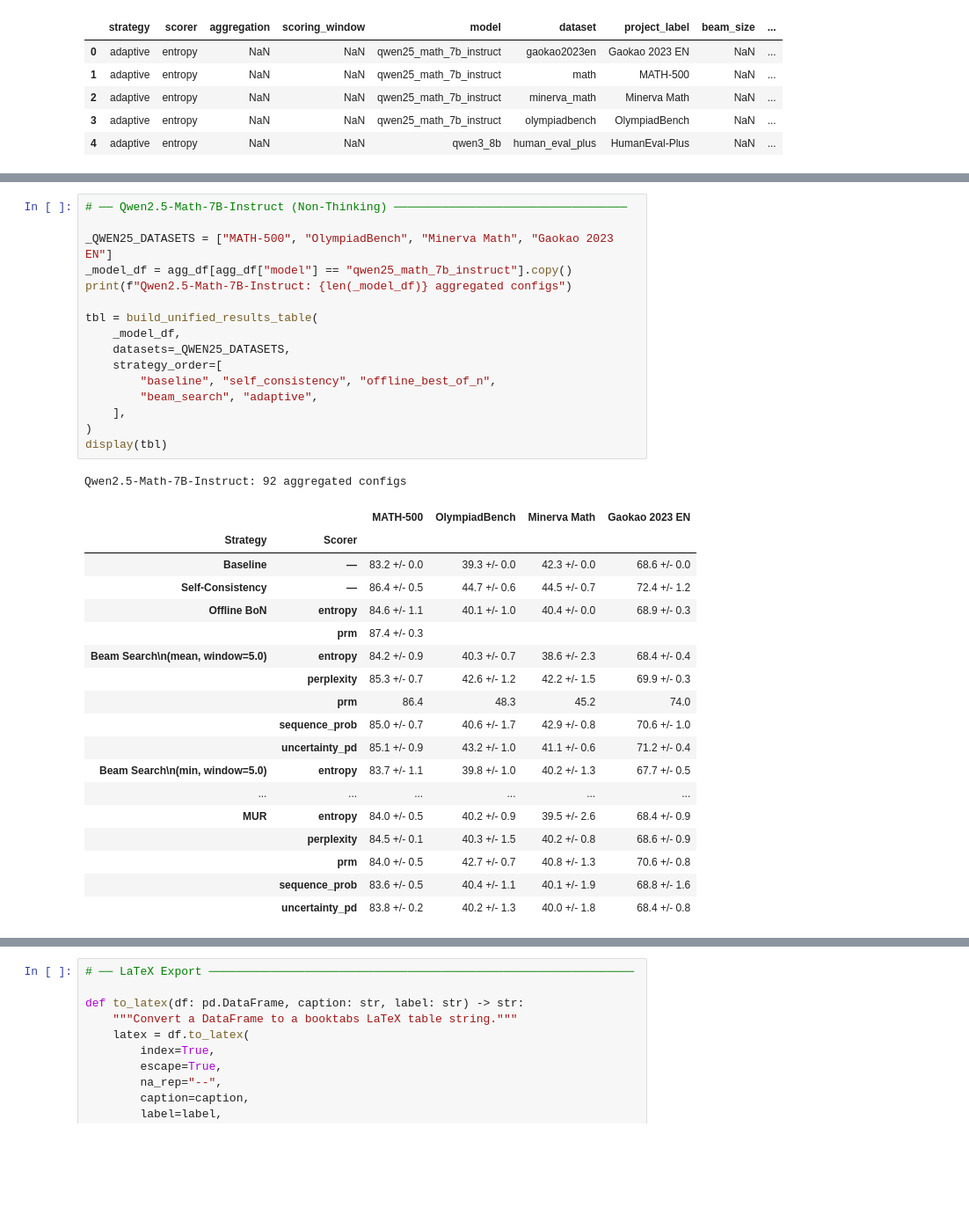
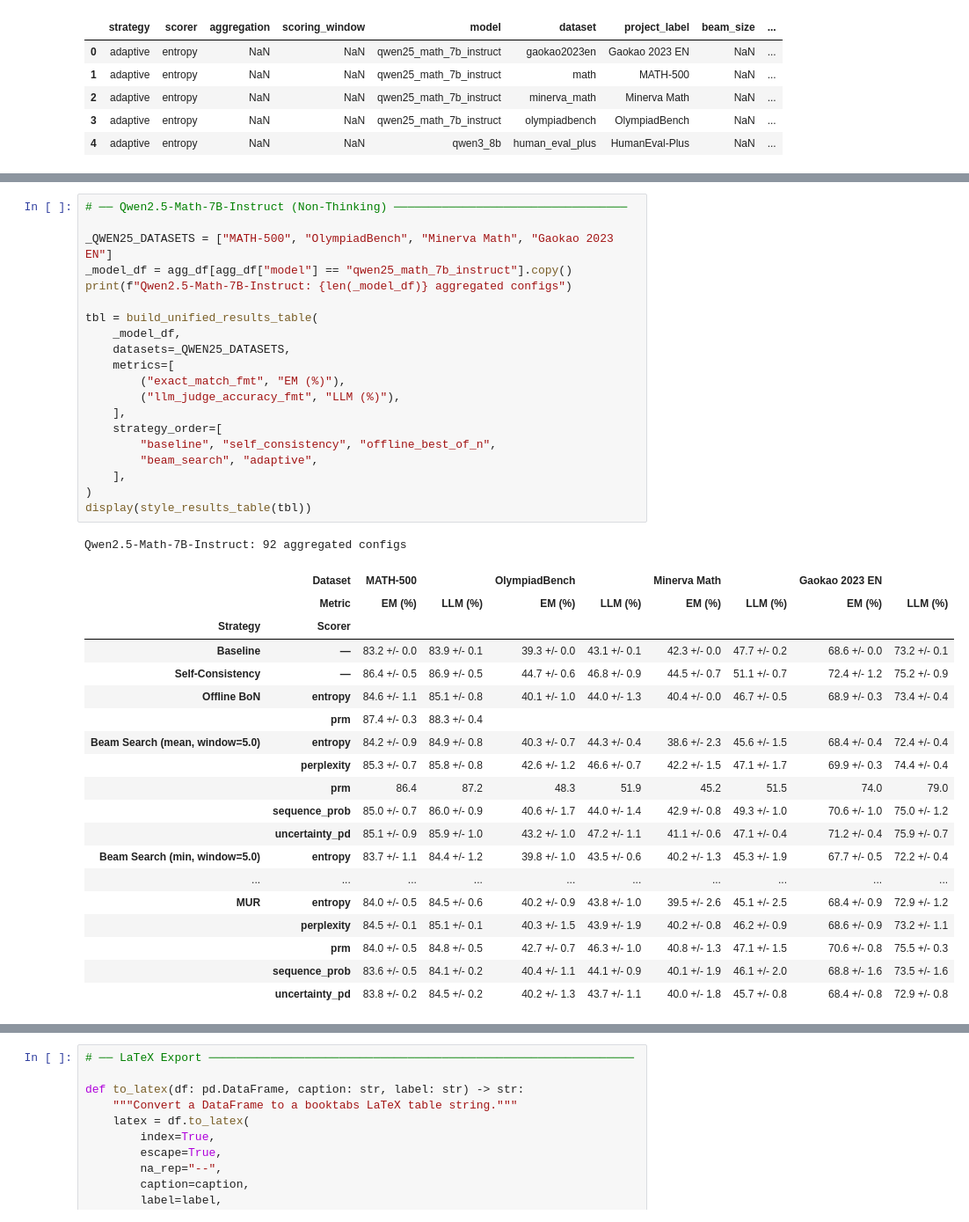
Before and after one commit to IINemo/llm-tts-service, a Jupyter notebook: notebooks/wandb_results_analysis.ipynb, the cells around one changed output, grey strips where cells are left out. Shown at 88% size. Drawn from its saved outputs; the diff is of its cells as text; blank space fills up the shorter version.

```diff
--- a/notebooks/wandb_results_analysis.ipynb
+++ b/notebooks/wandb_results_analysis.ipynb
@@ -2937,39 +2992,44 @@ make_comparison_table() & build_unified_results_table() defined
 # %%
 # ── Qwen2.5-Math-7B-Instruct (Non-Thinking) ──────────────────────────────────
 
 _QWEN25_DATASETS = ["MATH-500", "OlympiadBench", "Minerva Math", "Gaokao 2023 EN"]
 _model_df = agg_df[agg_df["model"] == "qwen25_math_7b_instruct"].copy()
 print(f"Qwen2.5-Math-7B-Instruct: {len(_model_df)} aggregated configs")
 
 tbl = build_unified_results_table(
     _model_df,
     datasets=_QWEN25_DATASETS,
+    metrics=[
+        ("exact_match_fmt", "EM (%)"),
+        ("llm_judge_accuracy_fmt", "LLM (%)"),
+    ],
     strategy_order=[
         "baseline", "self_consistency", "offline_best_of_n",
         "beam_search", "adaptive",
     ],
 )
-display(tbl)
+display(style_results_table(tbl))
 # %% [output]
 Qwen2.5-Math-7B-Instruct: 92 aggregated configs
-|  |  | MATH-500 | OlympiadBench | Minerva Math | Gaokao 2023 EN |
-| Strategy | Scorer |  |  |  |  |
-| Baseline | — | 83.2 +/- 0.0 | 39.3 +/- 0.0 | 42.3 +/- 0.0 | 68.6 +/- 0.0 |
-| Self-Consistency | — | 86.4 +/- 0.5 | 44.7 +/- 0.6 | 44.5 +/- 0.7 | 72.4 +/- 1.2 |
-| Offline BoN | entropy | 84.6 +/- 1.1 | 40.1 +/- 1.0 | 40.4 +/- 0.0 | 68.9 +/- 0.3 |
-|  | prm | 87.4 +/- 0.3 |  |  |  |
-| Beam Search\n(mean, window=5.0) | entropy | 84.2 +/- 0.9 | 40.3 +/- 0.7 | 38.6 +/- 2.3 | 68.4 +/- 0.4 |
-|  | perplexity | 85.3 +/- 0.7 | 42.6 +/- 1.2 | 42.2 +/- 1.5 | 69.9 +/- 0.3 |
-|  | prm | 86.4 | 48.3 | 45.2 | 74.0 |
-|  | sequence_prob | 85.0 +/- 0.7 | 40.6 +/- 1.7 | 42.9 +/- 0.8 | 70.6 +/- 1.0 |
-|  | uncertainty_pd | 85.1 +/- 0.9 | 43.2 +/- 1.0 | 41.1 +/- 0.6 | 71.2 +/- 0.4 |
-| Beam Search\n(min, window=5.0) | entropy | 83.7 +/- 1.1 | 39.8 +/- 1.0 | 40.2 +/- 1.3 | 67.7 +/- 0.5 |
-| ... | ... | ... | ... | ... | ... |
-| MUR | entropy | 84.0 +/- 0.5 | 40.2 +/- 0.9 | 39.5 +/- 2.6 | 68.4 +/- 0.9 |
-|  | perplexity | 84.5 +/- 0.1 | 40.3 +/- 1.5 | 40.2 +/- 0.8 | 68.6 +/- 0.9 |
-|  | prm | 84.0 +/- 0.5 | 42.7 +/- 0.7 | 40.8 +/- 1.3 | 70.6 +/- 0.8 |
-|  | sequence_prob | 83.6 +/- 0.5 | 40.4 +/- 1.1 | 40.1 +/- 1.9 | 68.8 +/- 1.6 |
-|  | uncertainty_pd | 83.8 +/- 0.2 | 40.2 +/- 1.3 | 40.0 +/- 1.8 | 68.4 +/- 0.8 |
+|  | Dataset | MATH-500 |  | OlympiadBench |  | Minerva Math |  | Gaokao 2023 EN |  |
+|  | Metric | EM (%) | LLM (%) | EM (%) | LLM (%) | EM (%) | LLM (%) | EM (%) | LLM (%) |
+| Strategy | Scorer |  |  |  |  |  |  |  |  |
+| Baseline | — | 83.2 +/- 0.0 | 83.9 +/- 0.1 | 39.3 +/- 0.0 | 43.1 +/- 0.1 | 42.3 +/- 0.0 | 47.7 +/- 0.2 | 68.6 +/- 0.0 | 73.2 +/- 0.1 |
+| Self-Consistency | — | 86.4 +/- 0.5 | 86.9 +/- 0.5 | 44.7 +/- 0.6 | 46.8 +/- 0.9 | 44.5 +/- 0.7 | 51.1 +/- 0.7 | 72.4 +/- 1.2 | 75.2 +/- 0.9 |
+| Offline BoN | entropy | 84.6 +/- 1.1 | 85.1 +/- 0.8 | 40.1 +/- 1.0 | 44.0 +/- 1.3 | 40.4 +/- 0.0 | 46.7 +/- 0.5 | 68.9 +/- 0.3 | 73.4 +/- 0.4 |
+|  | prm | 87.4 +/- 0.3 | 88.3 +/- 0.4 |  |  |  |  |  |  |
+| Beam Search (mean, window=5.0) | entropy | 84.2 +/- 0.9 | 84.9 +/- 0.8 | 40.3 +/- 0.7 | 44.3 +/- 0.4 | 38.6 +/- 2.3 | 45.6 +/- 1.5 | 68.4 +/- 0.4 | 72.4 +/- 0.4 |
+|  | perplexity | 85.3 +/- 0.7 | 85.8 +/- 0.8 | 42.6 +/- 1.2 | 46.6 +/- 0.7 | 42.2 +/- 1.5 | 47.1 +/- 1.7 | 69.9 +/- 0.3 | 74.4 +/- 0.4 |
+|  | prm | 86.4 | 87.2 | 48.3 | 51.9 | 45.2 | 51.5 | 74.0 | 79.0 |
+|  | sequence_prob | 85.0 +/- 0.7 | 86.0 +/- 0.9 | 40.6 +/- 1.7 | 44.0 +/- 1.4 | 42.9 +/- 0.8 | 49.3 +/- 1.0 | 70.6 +/- 1.0 | 75.0 +/- 1.2 |
+|  | uncertainty_pd | 85.1 +/- 0.9 | 85.9 +/- 1.0 | 43.2 +/- 1.0 | 47.2 +/- 1.1 | 41.1 +/- 0.6 | 47.1 +/- 0.4 | 71.2 +/- 0.4 | 75.9 +/- 0.7 |
+| Beam Search (min, window=5.0) | entropy | 83.7 +/- 1.1 | 84.4 +/- 1.2 | 39.8 +/- 1.0 | 43.5 +/- 0.6 | 40.2 +/- 1.3 | 45.3 +/- 1.9 | 67.7 +/- 0.5 | 72.2 +/- 0.4 |
+| ... | ... | ... | ... | ... | ... | ... | ... | ... | ... |
+| MUR | entropy | 84.0 +/- 0.5 | 84.5 +/- 0.6 | 40.2 +/- 0.9 | 43.8 +/- 1.0 | 39.5 +/- 2.6 | 45.1 +/- 2.5 | 68.4 +/- 0.9 | 72.9 +/- 1.2 |
+|  | perplexity | 84.5 +/- 0.1 | 85.1 +/- 0.1 | 40.3 +/- 1.5 | 43.9 +/- 1.9 | 40.2 +/- 0.8 | 46.2 +/- 0.9 | 68.6 +/- 0.9 | 73.2 +/- 1.1 |
+|  | prm | 84.0 +/- 0.5 | 84.8 +/- 0.5 | 42.7 +/- 0.7 | 46.3 +/- 1.0 | 40.8 +/- 1.3 | 47.1 +/- 1.5 | 70.6 +/- 0.8 | 75.5 +/- 0.3 |
+|  | sequence_prob | 83.6 +/- 0.5 | 84.1 +/- 0.2 | 40.4 +/- 1.1 | 44.1 +/- 0.9 | 40.1 +/- 1.9 | 46.1 +/- 2.0 | 68.8 +/- 1.6 | 73.5 +/- 1.6 |
+|  | uncertainty_pd | 83.8 +/- 0.2 | 84.5 +/- 0.2 | 40.2 +/- 1.3 | 43.7 +/- 1.1 | 40.0 +/- 1.8 | 45.7 +/- 0.8 | 68.4 +/- 0.8 | 72.9 +/- 0.8 |
 # %%
 # ── Qwen3-8B (Thinking Mode) ──────────────────────────────────────────────────
 
```
Also changed, not shown: parts of 5 cells of this notebook.
